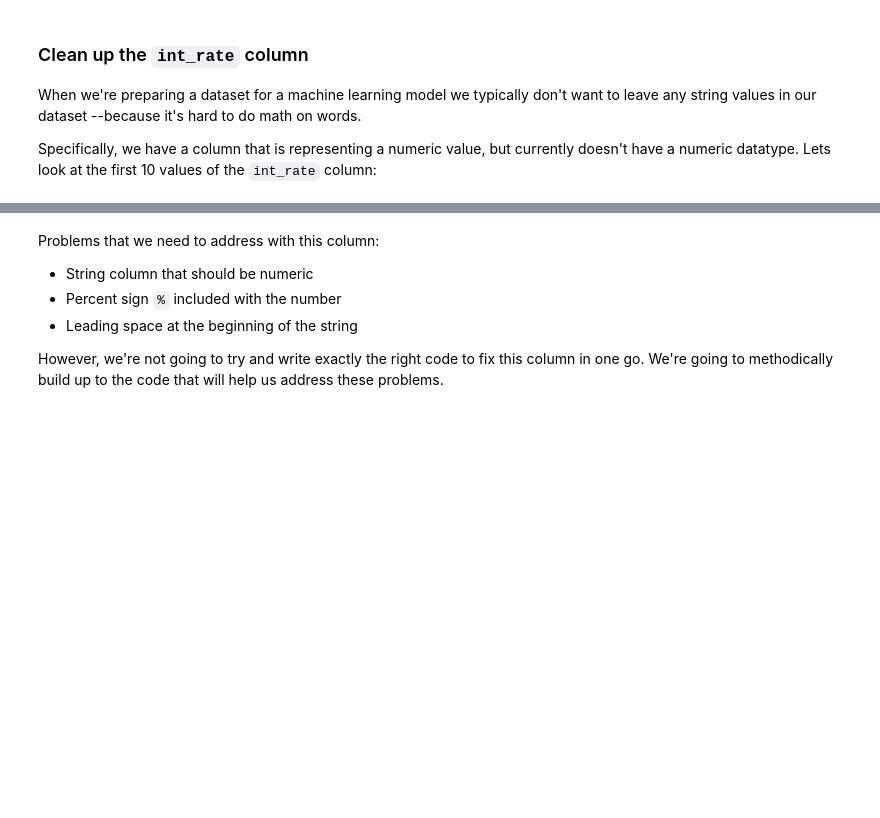
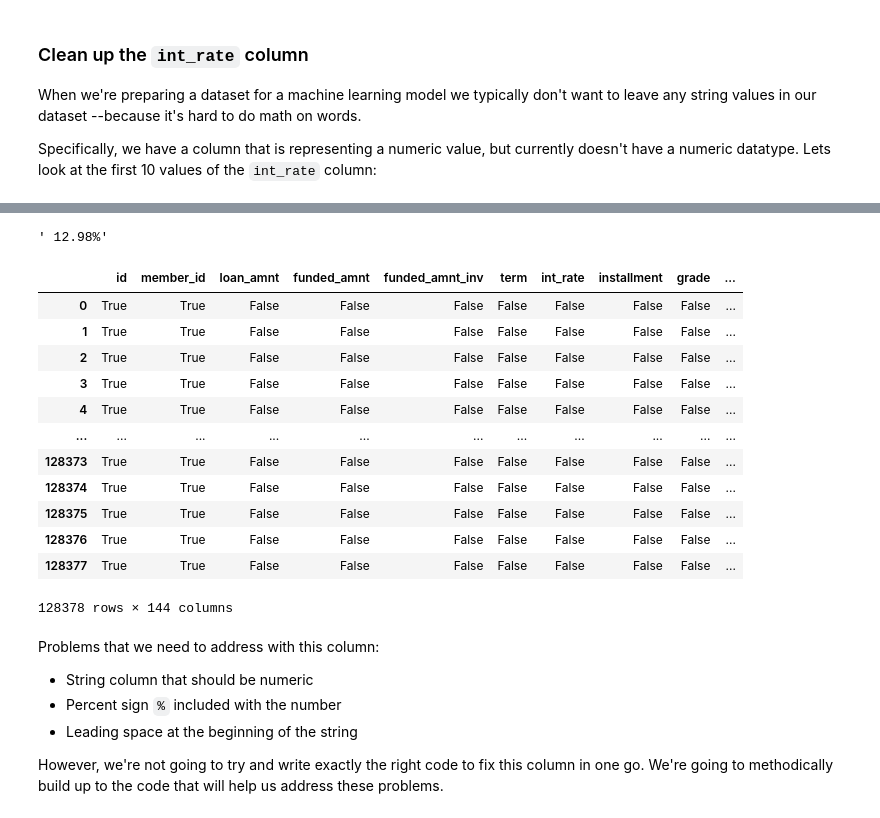
Before and after one commit to singparvi/DS-Unit-1-Sprint-1-Data-Wrangling-and-Storytelling, a Jupyter notebook: module2-make-features/LS_DS_112_Make_Features (1).ipynb, the cells around one changed output, grey strips where cells are left out. Saved outputs shown, nothing was run; the diff lists cells and outputs as text; code cells hidden in the pictures; blank space fills up the shorter version.

```diff
--- a/module2-make-features/LS_DS_112_Make_Features (1).ipynb
+++ b/module2-make-features/LS_DS_112_Make_Features (1).ipynb
@@ -320,5 +505,26 @@ Specifically, we have a column that is representing a numeric value, but current
 # %%
 # Look at a specific value from the int_rate column
+
+df['int_rate'][9]
+# %% [output]
+' 12.98%'
+# %%
+
+df.isnull()
+# %% [output]
+|  | id | member_id | loan_amnt | funded_amnt | funded_amnt_inv | term | int_rate | installment | grade | ... |
+| 0 | True | True | False | False | False | False | False | False | False | ... |
+| 1 | True | True | False | False | False | False | False | False | False | ... |
+| 2 | True | True | False | False | False | False | False | False | False | ... |
+| 3 | True | True | False | False | False | False | False | False | False | ... |
+| 4 | True | True | False | False | False | False | False | False | False | ... |
+| ... | ... | ... | ... | ... | ... | ... | ... | ... | ... | ... |
+| 128373 | True | True | False | False | False | False | False | False | False | ... |
+| 128374 | True | True | False | False | False | False | False | False | False | ... |
+| 128375 | True | True | False | False | False | False | False | False | False | ... |
+| 128376 | True | True | False | False | False | False | False | False | False | ... |
+| 128377 | True | True | False | False | False | False | False | False | False | ... |
+128378 rows × 144 columns
 # %% [markdown]
 Problems that we need to address with this column:
 
```
Also changed, not shown: parts of 18 cells of this notebook.
